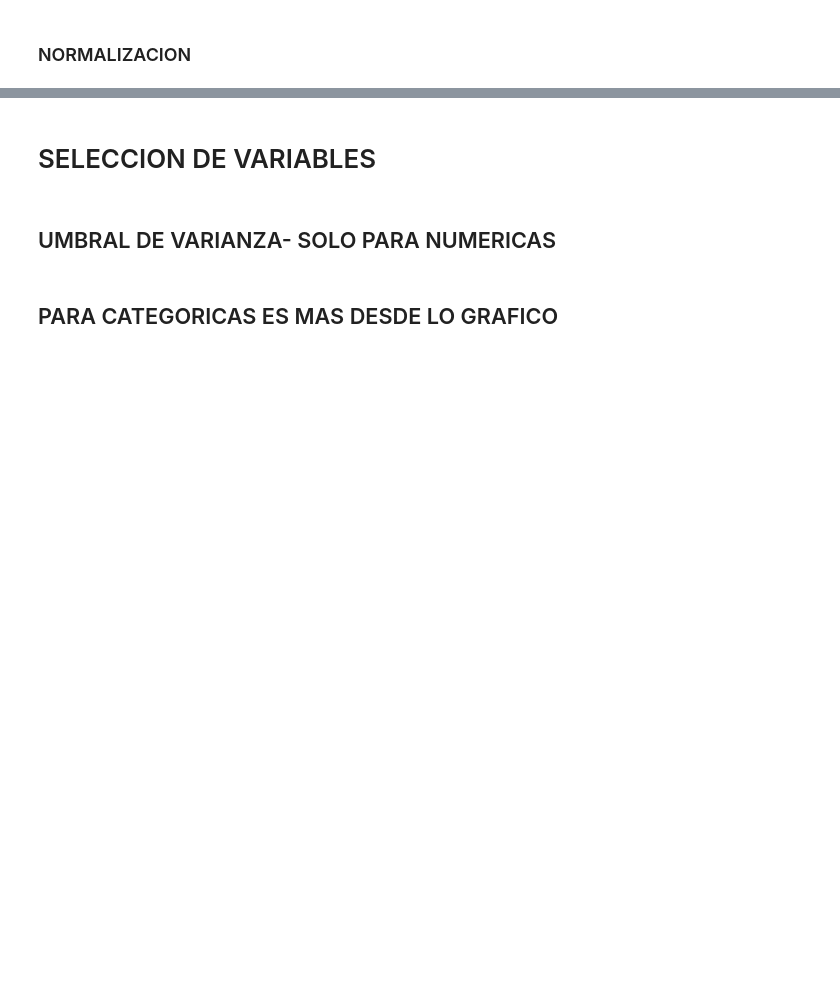
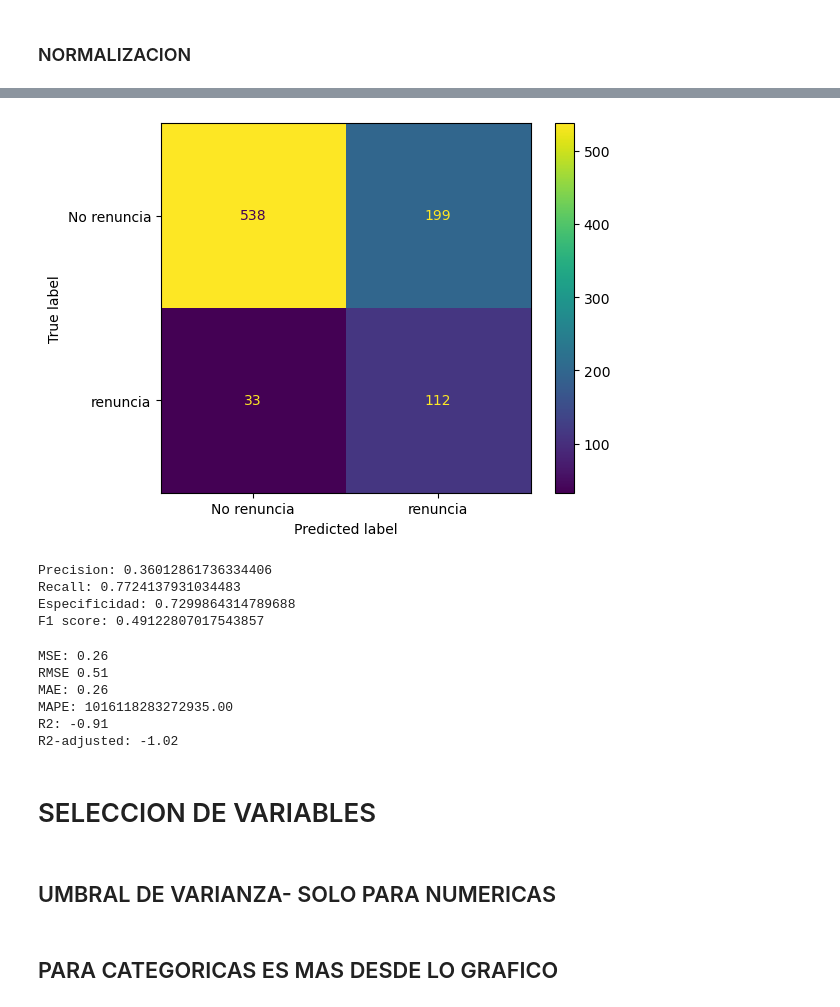
Before and after one commit to CamiloLoaiza12/Analitica2_trabajo1, a Jupyter notebook: Selección_de_variables_y_regularización.ipynb, the cells around one changed output, grey strips where cells are left out. Cells and saved outputs as stored; diff of their text form; code cells hidden in the pictures; blank space fills up the shorter version.

```diff
--- a/Selección_de_variables_y_regularización.ipynb
+++ b/Selección_de_variables_y_regularización.ipynb
@@ -232,3 +318,47 @@ X_test_std = pipeline.transform(X_test)
+# %%
+from sklearn.metrics import confusion_matrix, ConfusionMatrixDisplay
+matriz1= confusion_matrix(y_test, y_pred1)
+matriz_display1 = ConfusionMatrixDisplay(confusion_matrix=matriz1, display_labels=['No renuncia', 'renuncia'])
+matriz_display1.plot()
+plt.show()
+# %% [output]
+[figure, added]
+# %%
+tn, fp, fn, tp = matriz1.ravel()
+
+precision = tp / (tp + fp)
+recall = tp / (tp + fn)
+especificidad = tn / (fp + tn)
+f1_score = 2*(precision*recall)/(precision+recall)
+
+print(f'Precision: {precision}')
+print(f'Recall: {recall}')
+print(f'Especificidad: {especificidad}')
+print(f'F1 score: {f1_score}')
+# %% [output]
+Precision: 0.36012861736334406
+Recall: 0.7724137931034483
+Especificidad: 0.7299864314789688
+F1 score: 0.49122807017543857
+# %%
+# Metricas
+print("MSE: %.2f" % mean_squared_error(y_test, y_pred1))
+print("RMSE %.2f" % math.sqrt(mean_squared_error(y_test, y_pred1)))
+print("MAE: %.2f" % mean_absolute_error(y_test, y_pred1))
+print("MAPE: %.2f" % mean_absolute_percentage_error(y_test, y_pred1))
+print("R2: %.2f" % r2_score(y_test, y_pred1))
+
+# R2 ajustado
+r2 = r2_score(y_test, y_pred1)
+adj_r2 = 1 - (1-r2)*(len(y_test)-1)/(len(y_test)-X_test_std1.shape[1]-1)
+print("R2-adjusted: %.2f" % adj_r2)
+# %% [output]
+MSE: 0.26
+RMSE 0.51
+MAE: 0.26
+MAPE: 1016118283272935.00
+R2: -0.91
+R2-adjusted: -1.02
 # %% [markdown]
 # SELECCION DE VARIABLES
 # %% [markdown]
```
Also changed, not shown: parts of 16 cells of this notebook.
